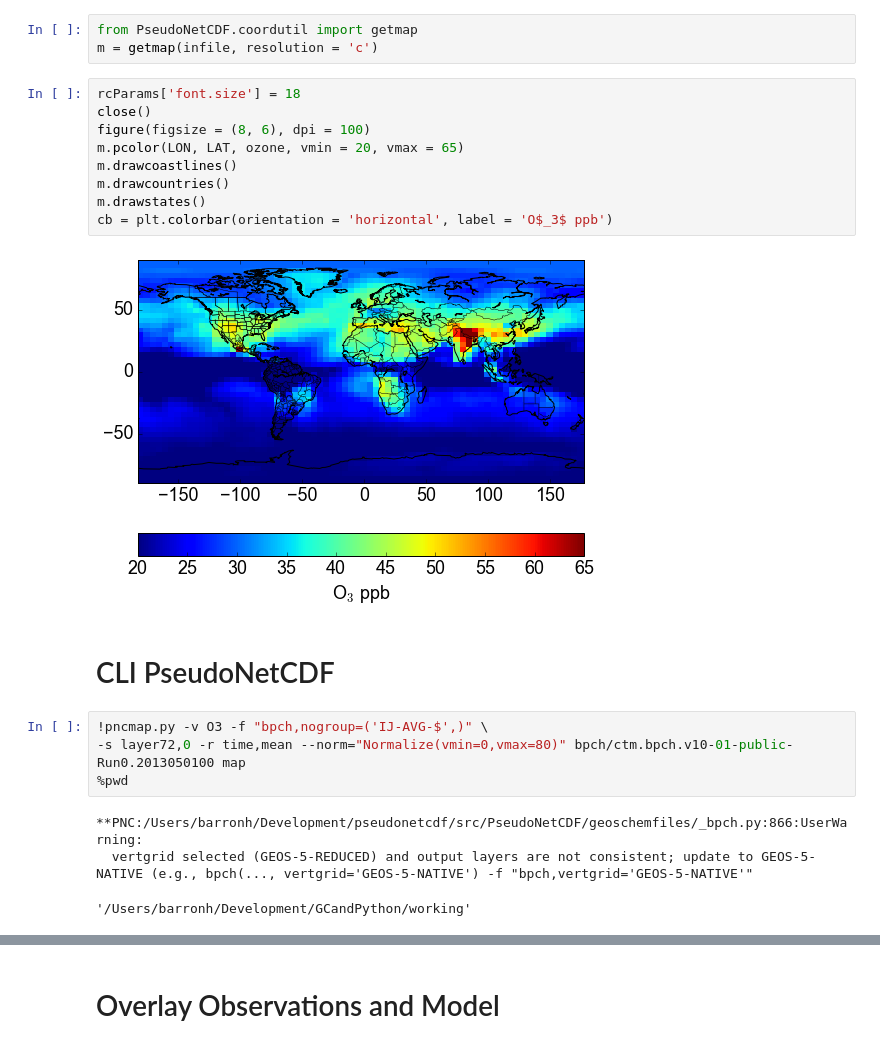
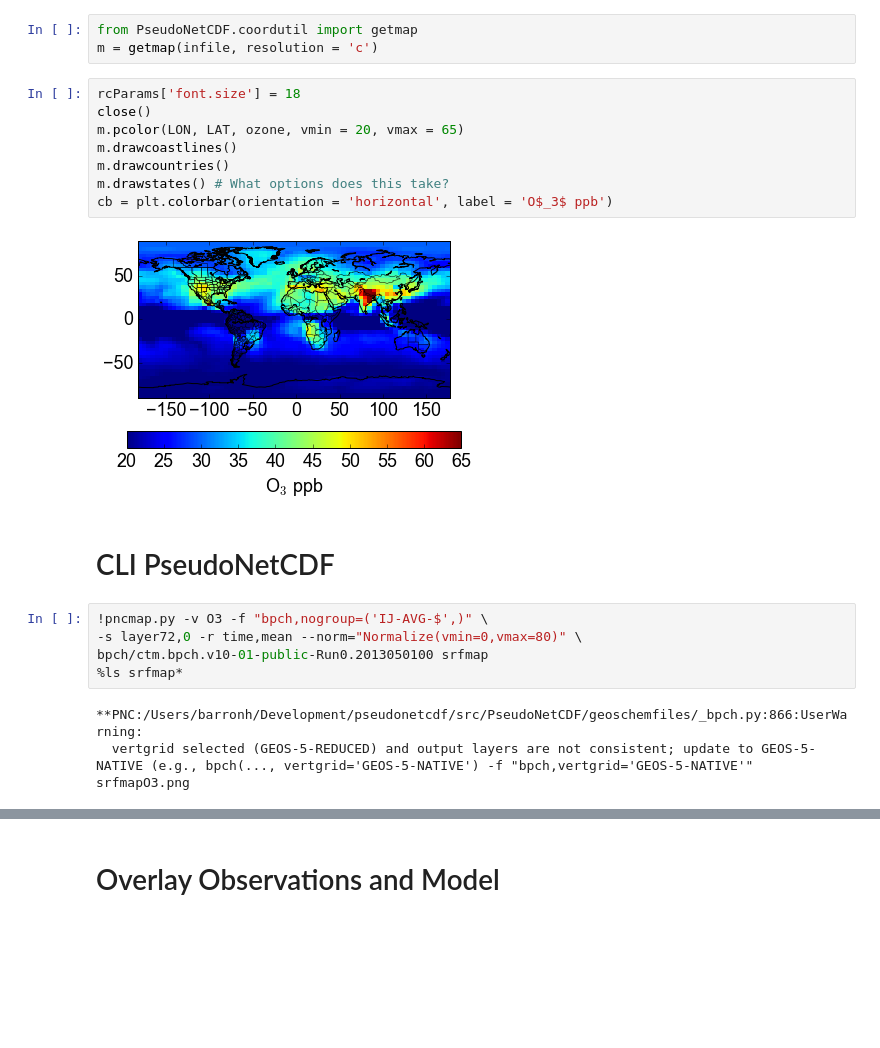
Before and after one commit to barronh/GCandPython, a Jupyter notebook: PNC_02Figures.ipynb, the cells around one changed output, grey strips where cells are left out. Cells and saved outputs as stored; diff of their text form; blank space fills up the shorter version.

```diff
--- a/PNC_02Figures.ipynb
+++ b/PNC_02Figures.ipynb
@@ -256,22 +300,22 @@ m = getmap(infile, resolution = 'c')
 # %%
 rcParams['font.size'] = 18
 close()
-figure(figsize = (8, 6), dpi = 100)
 m.pcolor(LON, LAT, ozone, vmin = 20, vmax = 65)
 m.drawcoastlines()
 m.drawcountries()
-m.drawstates()
+m.drawstates() # What options does this take?
 cb = plt.colorbar(orientation = 'horizontal', label = 'O$_3$ ppb')
 # %% [output]
-[figure, old version]
+[figure, new version]
 # %% [markdown]
 # CLI PseudoNetCDF
 # %%
 !pncmap.py -v O3 -f "bpch,nogroup=('IJ-AVG-$',)" \
--s layer72,0 -r time,mean --norm="Normalize(vmin=0,vmax=80)" bpch/ctm.bpch.v10-01-public-Run0.2013050100 map
-%pwd
+-s layer72,0 -r time,mean --norm="Normalize(vmin=0,vmax=80)" \
+bpch/ctm.bpch.v10-01-public-Run0.2013050100 srfmap
+%ls srfmap*
 # %% [output]
 **PNC:/Users/barronh/Development/pseudonetcdf/src/PseudoNetCDF/geoschemfiles/_bpch.py:866:UserWarning:
   vertgrid selected (GEOS-5-REDUCED) and output layers are not consistent; update to GEOS-5-NATIVE (e.g., bpch(..., vertgrid='GEOS-5-NATIVE') -f "bpch,vertgrid='GEOS-5-NATIVE'"
+srfmapO3.png
-'/Users/barronh/Development/GCandPython/working'
 # %% [markdown]
```
Also changed, not shown: parts of 61 cells of this notebook, 4 other files.
